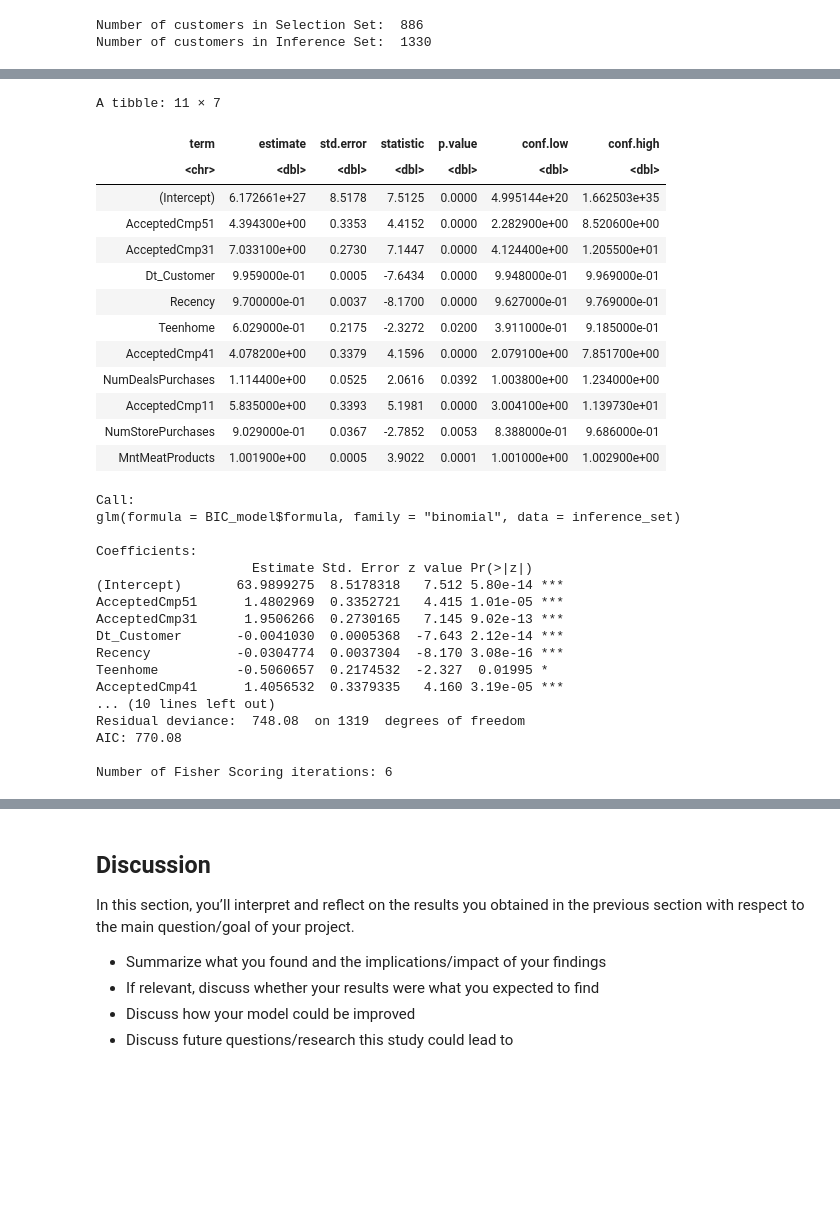
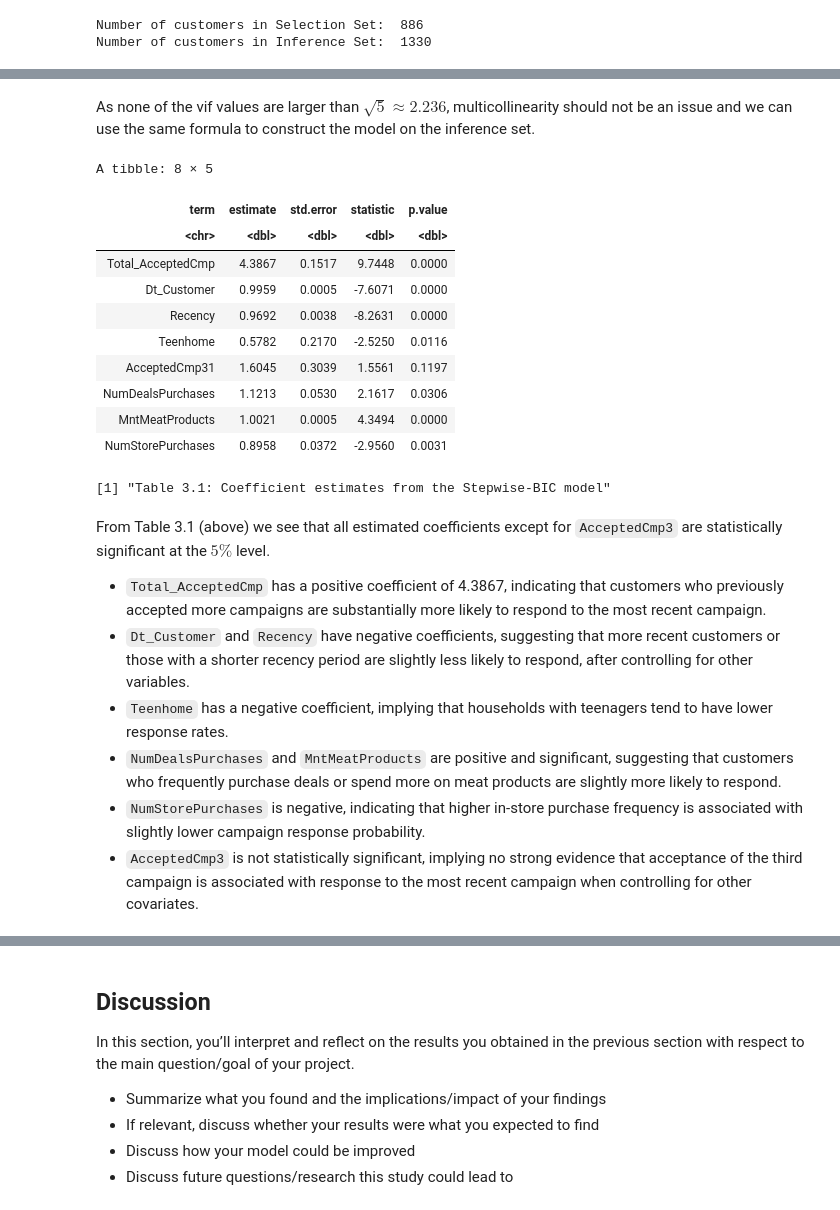
Before and after one commit to nelsonli2323/STAT-301-Project, a Jupyter notebook: Final_Report.ipynb, the cells around one changed output, grey strips where cells are left out. Saved outputs shown, nothing was run; the diff lists cells and outputs as text; code cells hidden in the pictures; blank space fills up the shorter version.

Commit message:
code and results

```diff
--- a/Final_Report.ipynb
+++ b/Final_Report.ipynb
@@ -327,22 +300,21 @@ Number of Fisher Scoring iterations: 6
 # %%
-# Full model without transformed columns (ie. Total_Spend, Age, Total_AcceptedCmp)
-full_model <- glm(Response ~ . -Age -Total_Spend -Total_AcceptedCmp,
-                  data = selection_set,
-                  family = "binomial")
+# Full model
+full_model <- glm(Response ~ ., data = selection_set, family = "binomial")
 
 # Null model
 null_model <- glm(Response ~ 1, data = selection_set, family = "binomial")
 
 # Stepwise BIC selection
 n <- nrow(selection_set)
-BIC_model <- stepAIC(null_model,
-                     direction = "forward",
-                     scope = list(lower = null_model, upper = full_model),
-                     k = log(n),
-                     trace = FALSE)
+BIC_model <- stepAIC(
+    null_model,
+    direction = "forward",
+    scope = list(lower = null_model, upper = full_model),
+    k = log(n),
+    trace = FALSE
+)
 
 # Checking multicollinearity
 bic_vif <- tibble(term = names(vif(BIC_model)), vif = vif(BIC_model))
 bic_vif
-print("Figure 3.2: VIF values for stepwise-BIC model")
 # %% [output]
@@ -363,42 +332,34 @@ A tibble: 10 × 2
+# %% [markdown]
+As none of the vif values are larger than $\sqrt{5} \approx 2.236$, multicollinearity should not be an issue and we can use the same formula to construct the model on the inference set.
 # %%
 # Fitting the Stepwise-BIC model on the inference_set
 inf_BIC_model <- glm(BIC_model$formula, data = inference_set, family = "binomial")
 
-# Stepwise-BIC model results
-BIC_results <- tidy(inf_BIC_model, exponentiate = TRUE, conf.int = TRUE) %>%
+# Stepwise-BIC model results (without intercept)
+BIC_results <- tidy(inf_BIC_model, exponentiate = TRUE)[-1,] %>%
     mutate_if(is.numeric, round, 4)
 
 BIC_results
-summary(inf_BIC_model)
+print("Table 3.1: Coefficient estimates from the Stepwise-BIC model")
 # %% [output]
-A tibble: 11 × 7
+A tibble: 8 × 5
-| term | estimate | std.error | statistic | p.value | conf.low | conf.high |
-| <chr> | <dbl> | <dbl> | <dbl> | <dbl> | <dbl> | <dbl> |
-| (Intercept) | 6.172661e+27 | 8.5178 | 7.5125 | 0.0000 | 4.995144e+20 | 1.662503e+35 |
-| AcceptedCmp51 | 4.394300e+00 | 0.3353 | 4.4152 | 0.0000 | 2.282900e+00 | 8.520600e+00 |
-| AcceptedCmp31 | 7.033100e+00 | 0.2730 | 7.1447 | 0.0000 | 4.124400e+00 | 1.205500e+01 |
-| Dt_Customer | 9.959000e-01 | 0.0005 | -7.6434 | 0.0000 | 9.948000e-01 | 9.969000e-01 |
-| Recency | 9.700000e-01 | 0.0037 | -8.1700 | 0.0000 | 9.627000e-01 | 9.769000e-01 |
-| Teenhome | 6.029000e-01 | 0.2175 | -2.3272 | 0.0200 | 3.911000e-01 | 9.185000e-01 |
-| AcceptedCmp41 | 4.078200e+00 | 0.3379 | 4.1596 | 0.0000 | 2.079100e+00 | 7.851700e+00 |
-| NumDealsPurchases | 1.114400e+00 | 0.0525 | 2.0616 | 0.0392 | 1.003800e+00 | 1.234000e+00 |
-| AcceptedCmp11 | 5.835000e+00 | 0.3393 | 5.1981 | 0.0000 | 3.004100e+00 | 1.139730e+01 |
-| NumStorePurchases | 9.029000e-01 | 0.0367 | -2.7852 | 0.0053 | 8.388000e-01 | 9.686000e-01 |
-| MntMeatProducts | 1.001900e+00 | 0.0005 | 3.9022 | 0.0001 | 1.001000e+00 | 1.002900e+00 |
+| term | estimate | std.error | statistic | p.value |
+| <chr> | <dbl> | <dbl> | <dbl> | <dbl> |
+| Total_AcceptedCmp | 4.3867 | 0.1517 | 9.7448 | 0.0000 |
+| Dt_Customer | 0.9959 | 0.0005 | -7.6071 | 0.0000 |
+| Recency | 0.9692 | 0.0038 | -8.2631 | 0.0000 |
+| Teenhome | 0.5782 | 0.2170 | -2.5250 | 0.0116 |
+| AcceptedCmp31 | 1.6045 | 0.3039 | 1.5561 | 0.1197 |
+| NumDealsPurchases | 1.1213 | 0.0530 | 2.1617 | 0.0306 |
+| MntMeatProducts | 1.0021 | 0.0005 | 4.3494 | 0.0000 |
+| NumStorePurchases | 0.8958 | 0.0372 | -2.9560 | 0.0031 |
-Call:
-glm(formula = BIC_model$formula, family = "binomial", data = inference_set)
-
-Coefficients:
-                    Estimate Std. Error z value Pr(>|z|)
-(Intercept)       63.9899275  8.5178318   7.512 5.80e-14 ***
-AcceptedCmp51      1.4802969  0.3352721   4.415 1.01e-05 ***
-AcceptedCmp31      1.9506266  0.2730165   7.145 9.02e-13 ***
-Dt_Customer       -0.0041030  0.0005368  -7.643 2.12e-14 ***
-Recency           -0.0304774  0.0037304  -8.170 3.08e-16 ***
-Teenhome          -0.5060657  0.2174532  -2.327  0.01995 *
-AcceptedCmp41      1.4056532  0.3379335   4.160 3.19e-05 ***
-... (10 lines left out)
-Residual deviance:  748.08  on 1319  degrees of freedom
-AIC: 770.08
-
-Number of Fisher Scoring iterations: 6
+[1] "Table 3.1: Coefficient estimates from the Stepwise-BIC model"
+# %% [markdown]
+From Table 3.1 (above) we see that all estimated coefficients except for `AcceptedCmp3` are statistically significant at the $5\%$ level.
+
+- `Total_AcceptedCmp` has a positive coefficient of 4.3867, indicating that customers who previously accepted more campaigns are substantially more likely to respond to the most recent campaign.
+- `Dt_Customer` and `Recency` have negative coefficients, suggesting that more recent customers or those with a shorter recency period are slightly less likely to respond, after controlling for other variables.
+- `Teenhome` has a negative coefficient, implying that households with teenagers tend to have lower response rates.
+- `NumDealsPurchases` and `MntMeatProducts` are positive and significant, suggesting that customers who frequently purchase deals or spend more on meat products are slightly more likely to respond.
+- `NumStorePurchases` is negative, indicating that higher in-store purchase frequency is associated with slightly lower campaign response probability.
+- `AcceptedCmp3` is not statistically significant, implying no strong evidence that acceptance of the third campaign is associated with response to the most recent campaign when controlling for other covariates.
```
Also changed, not shown: parts of 23 cells of this notebook.
